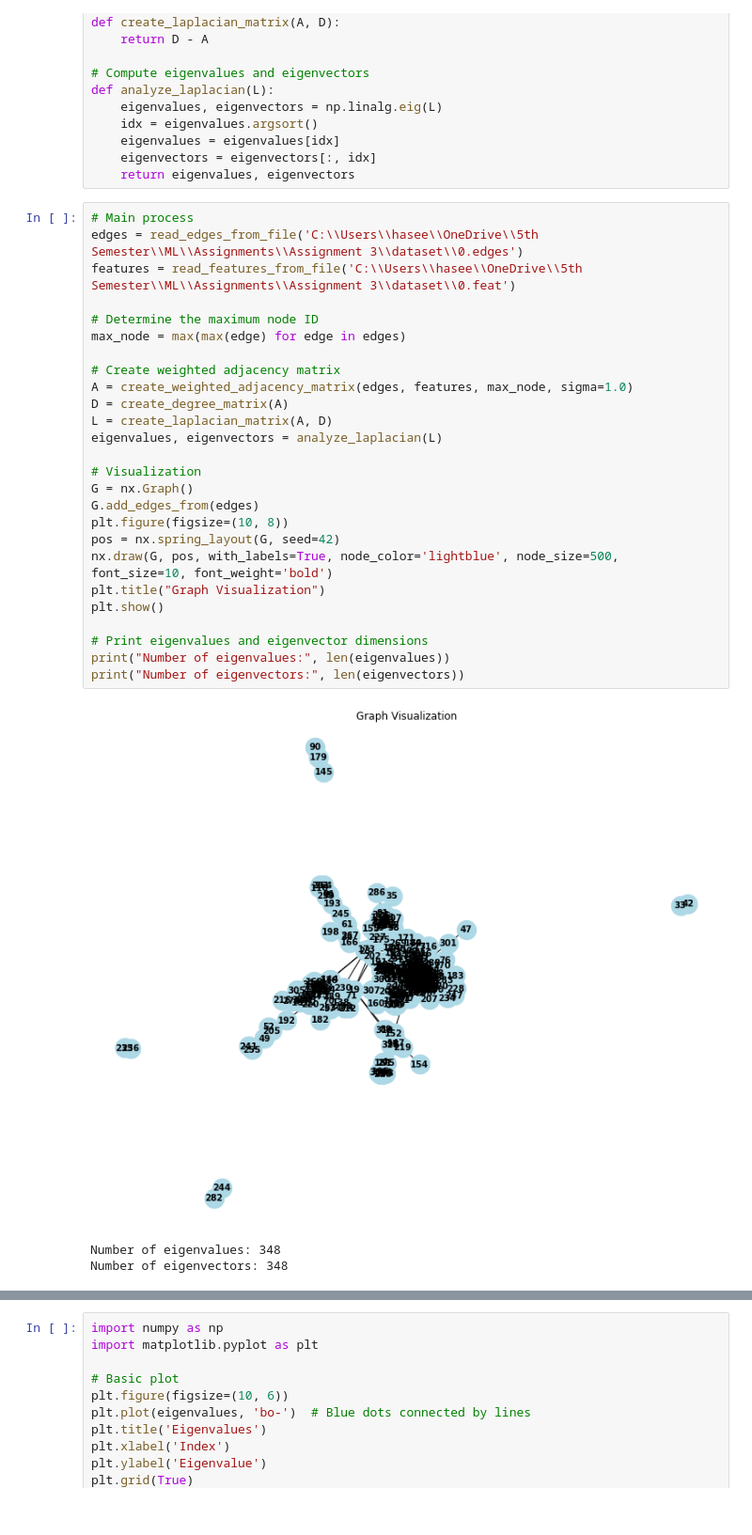
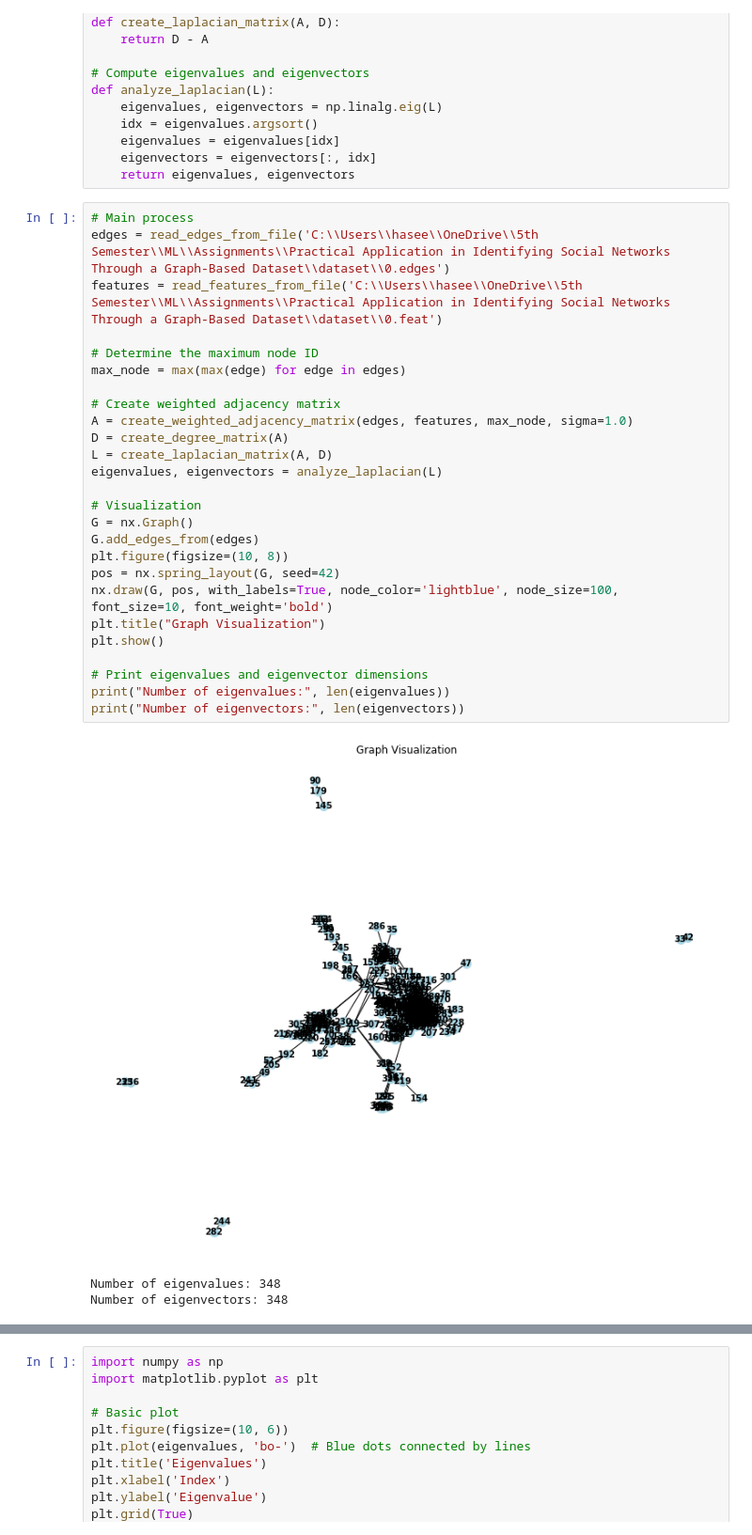
Before and after one commit to haseeb-m4235/Practical-Application-in-Identifying-Social-Networks-Through-a-Graph-Based-Dataset-, a Jupyter notebook: codes/main.ipynb, the cells around one changed output, grey strips where cells are left out. Shown at 94% size. Drawn from its saved outputs; the diff is of its cells as text.

```diff
--- a/codes/main.ipynb
+++ b/codes/main.ipynb
@@ -57,31 +59,31 @@ def analyze_laplacian(L):
     return eigenvalues, eigenvectors
 # %%
 # Main process
-edges = read_edges_from_file('C:\\Users\\hasee\\OneDrive\\5th Semester\\ML\\Assignments\\Assignment 3\\dataset\\0.edges')
-features = read_features_from_file('C:\\Users\\hasee\\OneDrive\\5th Semester\\ML\\Assignments\\Assignment 3\\dataset\\0.feat')
+edges = read_edges_from_file('C:\\Users\\hasee\\OneDrive\\5th Semester\\ML\\Assignments\\Practical Application in Identifying Social Networks Through a Graph-Based Dataset\\dataset\\0.edges')
+features = read_features_from_file('C:\\Users\\hasee\\OneDrive\\5th Semester\\ML\\Assignments\\Practical Application in Identifying Social Networks Through a Graph-Based Dataset\\dataset\\0.feat')
 
 # Determine the maximum node ID
 max_node = max(max(edge) for edge in edges)
 
 # Create weighted adjacency matrix
 A = create_weighted_adjacency_matrix(edges, features, max_node, sigma=1.0)
 D = create_degree_matrix(A)
 L = create_laplacian_matrix(A, D)
 eigenvalues, eigenvectors = analyze_laplacian(L)
 
 # Visualization
 G = nx.Graph()
 G.add_edges_from(edges)
 plt.figure(figsize=(10, 8))
 pos = nx.spring_layout(G, seed=42)
-nx.draw(G, pos, with_labels=True, node_color='lightblue', node_size=500, font_size=10, font_weight='bold')
+nx.draw(G, pos, with_labels=True, node_color='lightblue', node_size=100, font_size=10, font_weight='bold')
 plt.title("Graph Visualization")
 plt.show()
 
 # Print eigenvalues and eigenvector dimensions
 print("Number of eigenvalues:", len(eigenvalues))
 print("Number of eigenvectors:", len(eigenvectors))
 # %% [output]
-[figure, old version]
+[figure, new version]
 Number of eigenvalues: 348
 Number of eigenvectors: 348
```
Also changed, not shown: parts of 2 cells of this notebook.
